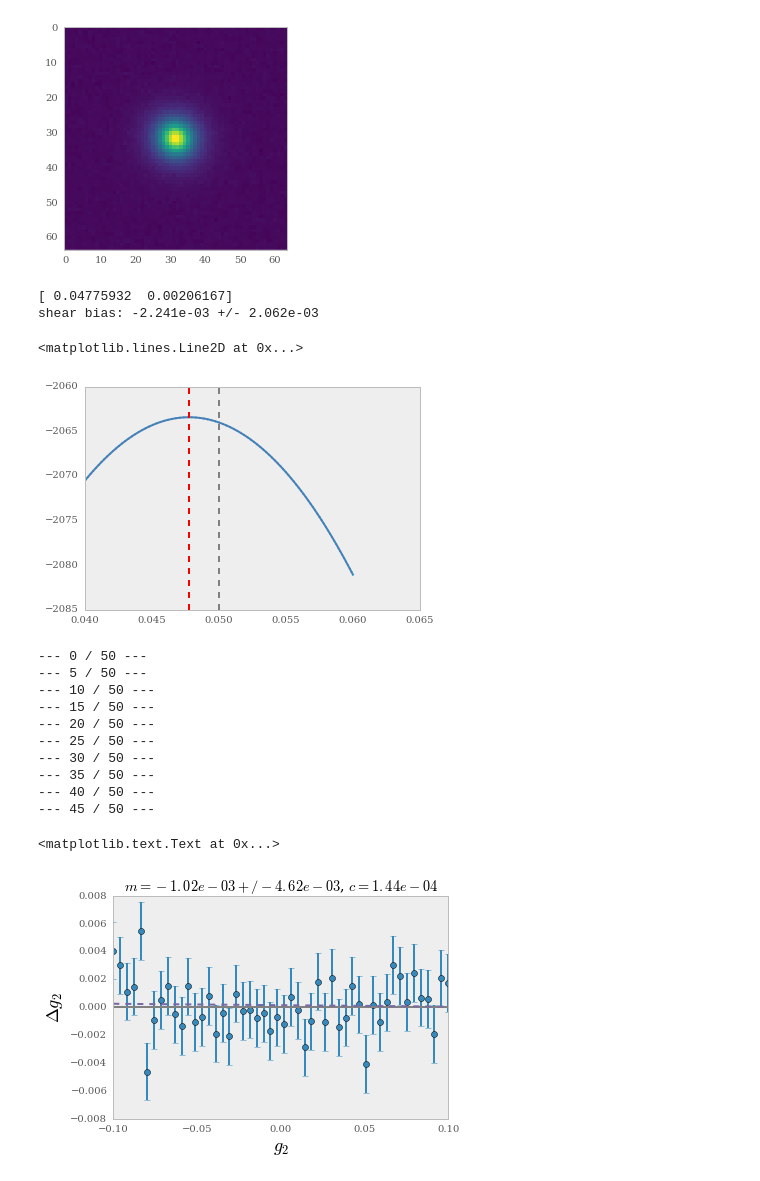
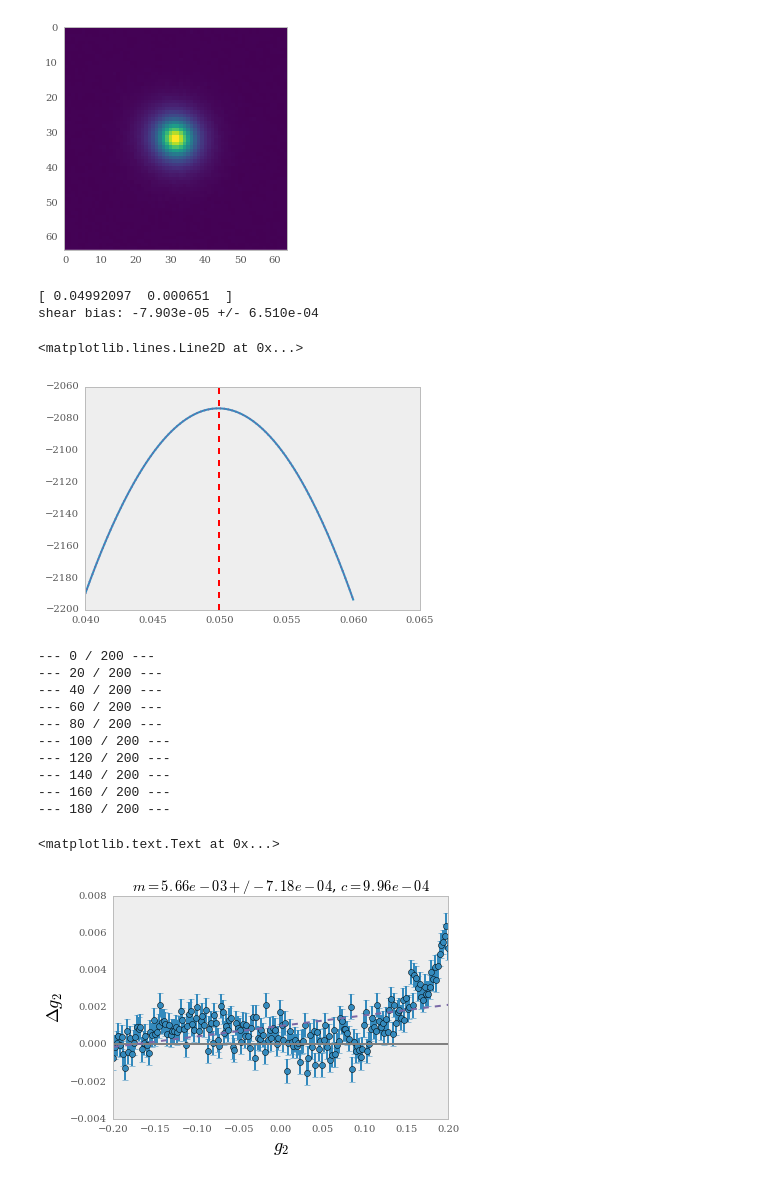
Before and after one commit to mdschneider/JIF, a Jupyter notebook: devel/debug_roaster_bias/Shear bias simple test 1.ipynb, the cells around one changed output. Saved outputs shown, nothing was run; the diff lists cells and outputs as text; code cells hidden in the pictures.

Commit message:
Increase SNR and shear range for ‘simple bias test 1’ notebook

```diff
--- a/devel/debug_roaster_bias/Shear bias simple test 1.ipynb
+++ b/devel/debug_roaster_bias/Shear bias simple test 1.ipynb
@@ -25,7 +25,7 @@ PSF = galsim.Kolmogorov(fwhm=0.6)
 scale = 0.2
 nx = ny = 64
 # var = 3e-7  # Approximately SNR of 100
-var = 3e-9
+var = 3e-10
 noise = galsim.GaussianNoise(sigma=np.sqrt(var))
 # %%
 def make_data(e1, e2, nu=0.5):
@@ -77,17 +77,17 @@ plt.plot(g, ln_gaus(g, popt[0], popt[1], popt[2]), linestyle='dotted')
 plt.axvline(g2, color='grey', linestyle='dashed')
 plt.axvline(g[np.argmax(lnp)], color='red', linestyle='dashed')
 # %% [output]
-[ 0.04775932  0.00206167]
-shear bias: -2.241e-03 +/- 2.062e-03
+[ 0.04992097  0.000651  ]
+shear bias: -7.903e-05 +/- 6.510e-04
 <matplotlib.lines.Line2D at 0x...>
-[figure, old version]
+[figure, new version]
 # %%
-g_true = np.linspace(-0.1, 0.1, 50)
+g_true = np.linspace(-0.2, 0.2, 200)
 g = np.linspace(g2 - 0.01, g2 + 0.01, 200)
 
 bias = np.zeros((len(g_true), 2), dtype=np.float64)
 for i, gt in enumerate(g_true):
-    if np.mod(i, 5) == 0:
+    if np.mod(i, 20) == 0:
         print "--- {:d} / {:d} ---".format(i, len(g_true))
     img = make_data(e1=0.0, e2=gt, nu=0.5)
     lnp = np.array([lnlike1(e1=0.0, e2=g_val, nu=0.5) for g_val in g])
@@ -95,28 +95,28 @@ for i, gt in enumerate(g_true):
     bias[i, 0] = popt[1] - gt
     bias[i, 1] = popt[2]
 # %% [output]
---- 0 / 50 ---
---- 5 / 50 ---
---- 10 / 50 ---
---- 15 / 50 ---
---- 20 / 50 ---
---- 25 / 50 ---
---- 30 / 50 ---
---- 35 / 50 ---
---- 40 / 50 ---
---- 45 / 50 ---
+--- 0 / 200 ---
+--- 20 / 200 ---
+--- 40 / 200 ---
+--- 60 / 200 ---
+--- 80 / 200 ---
+--- 100 / 200 ---
+--- 120 / 200 ---
+--- 140 / 200 ---
+--- 160 / 200 ---
+--- 180 / 200 ---
 # %%
 from scipy.stats import linregress
 slope, intercept, r_value, p_value, std_err = linregress(g_true, bias[:,0])
 xl = np.linspace(np.min(g_true), np.max(g_true), 50)
 
 plt.errorbar(g_true, bias[:,0], yerr=bias[:,1], fmt='o')
 plt.axhline(0., color='grey')
 plt.plot(xl, slope*xl + intercept, '--')
 plt.xlabel(r"$g_2$", fontsize=18)
 plt.ylabel(r"$\Delta g_{:d}$".format(2), fontsize=18)
-plt.xlim(-0.1, 0.1)
+plt.xlim(-0.2, 0.2)
 plt.title(r"$m = {:3.2e} +/- {:3.2e}$, $c = {:3.2e}$".format(slope, std_err, intercept))
 # %% [output]
 <matplotlib.text.Text at 0x...>
-[figure, old version]
+[figure, new version]
```
